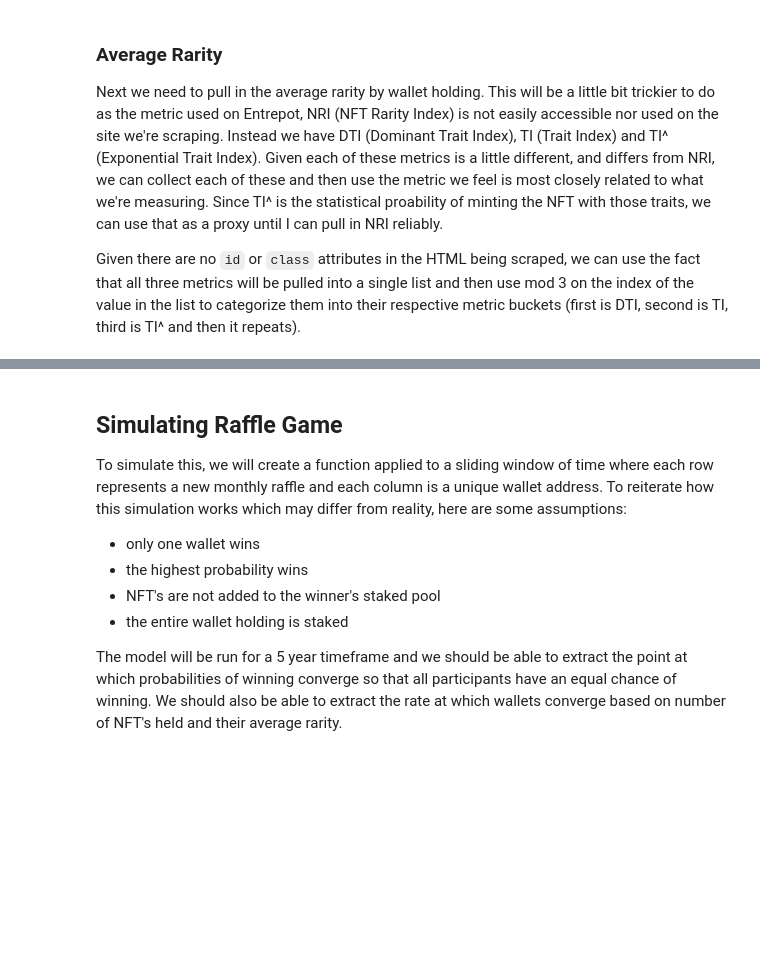
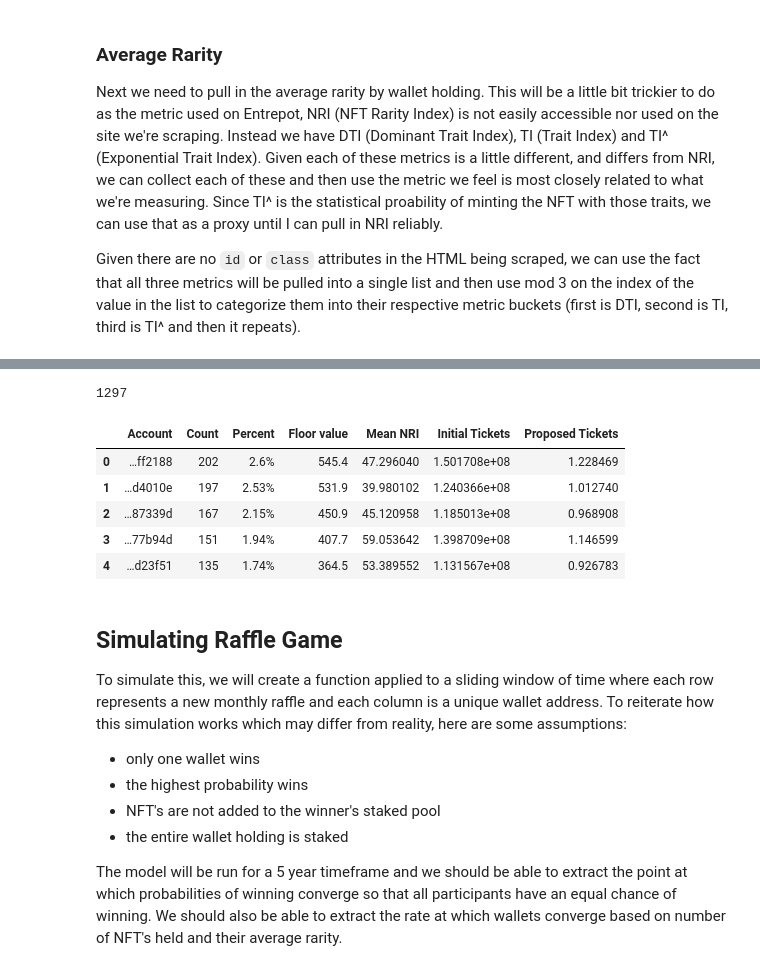
Before and after one commit to BryanEastman/ICPCs-Raffle, a Jupyter notebook: ICPCs Reward Distributions.ipynb, the cells around one changed output, grey strips where cells are left out. Cells and saved outputs as stored; diff of their text form; code cells hidden in the pictures; blank space fills up the shorter version.

```diff
--- a/ICPCs Reward Distributions.ipynb
+++ b/ICPCs Reward Distributions.ipynb
@@ -156,3 +156,27 @@ holders
+# %%
+# store data in SQL file for easier access
+import sqlite3
+import os
+
+con = sqlite3.connect(db)
+holders.to_sql('holders',con,if_exists="replace",index=False)
+# %% [output]
+1297
+# %%
+import sqlite3
+
+db = os.path.join(os.getcwd(), 'holders.sqlite3')
+con = sqlite3.connect(db)
+holders = pd.read_sql("select * from holders",con=con)
+con.close()
+holders.head()
+# %% [output]
+|  | Account | Count | Percent | Floor value | Mean NRI | Initial Tickets | Proposed Tickets |
+| 0 | …ff2188 | 202 | 2.6% | 545.4 | 47.296040 | 1.501708e+08 | 1.228469 |
+| 1 | …d4010e | 197 | 2.53% | 531.9 | 39.980102 | 1.240366e+08 | 1.012740 |
+| 2 | …87339d | 167 | 2.15% | 450.9 | 45.120958 | 1.185013e+08 | 0.968908 |
+| 3 | …77b94d | 151 | 1.94% | 407.7 | 59.053642 | 1.398709e+08 | 1.146599 |
+| 4 | …d23f51 | 135 | 1.74% | 364.5 | 53.389552 | 1.131567e+08 | 0.926783 |
 # %% [markdown]
 ## Simulating Raffle Game
 
```
Also changed, not shown: parts of 4 cells of this notebook, 1 other file.
